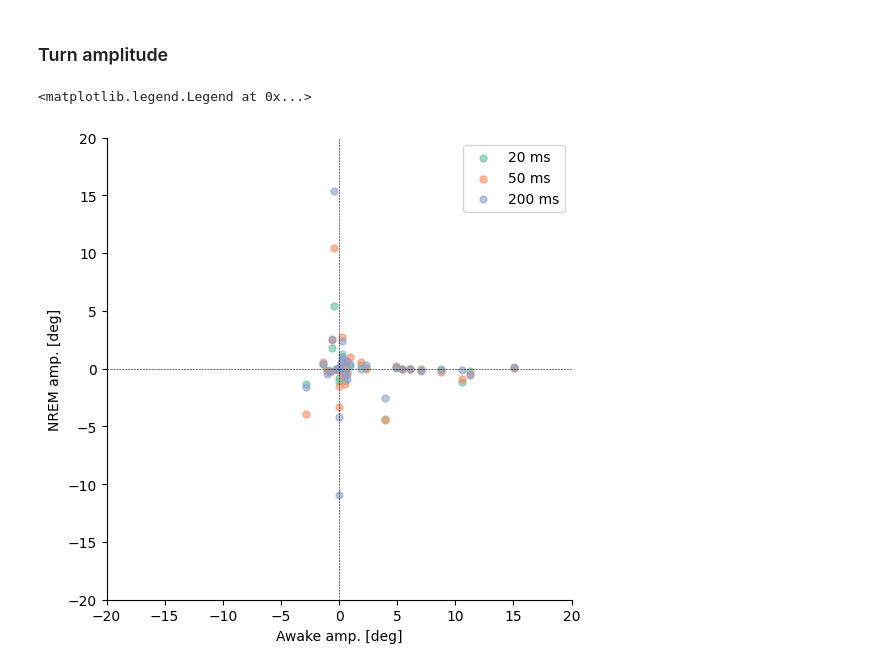
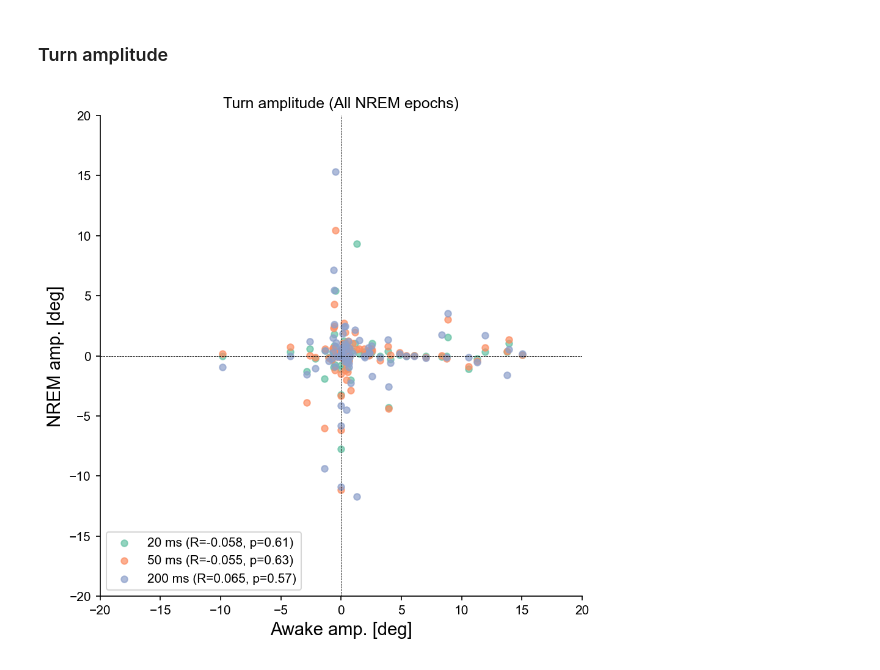
Before and after one commit to Senzai-Lab/nrem_analysis, a Jupyter notebook: notebooks/dual_recordings/sta.ipynb, the cells around one changed output. Saved outputs shown, nothing was run; the diff lists cells and outputs as text; code cells hidden in the pictures.

```diff
--- a/notebooks/dual_recordings/sta.ipynb
+++ b/notebooks/dual_recordings/sta.ipynb
@@ -94,6 +61,7 @@ def plot_sta(sta_awake, sta_nrem, turn_units):
         ax.axvline(0.2, color='r', linestyle='--', linewidth=0.4)
         ax.axvline(-0.2, color='r', linestyle='--', linewidth=0.4)
 
-    return f, axs
+    f.legend(['Awake', 'NREM'], loc='lower right')
+    return f, ax
 # %%
 save_dir = FIGURES_DIR
@@ -125,19 +181,30 @@ for sta in [sta_awake, sta_nrem]:
 # %% [markdown]
 ### Turn amplitude
 # %%
-mv = "movement_var20"
-subject_ids = ['99b', '107b']
-
 sta_awake = []
 sta_nrem = []
-for mouse_id in subject_ids:
-    data_dir = INTERIM_DIR  / mv / mouse_id
-    if not data_dir.exists():
-        continue
 
-    sta_awake.append(nap.load_file(data_dir / "sta_awake.npz").d)
-    sta_nrem.append(nap.load_file(data_dir / "sta_nrem.npz").d)
+for mouse_id in MOUSE_IDS:
+    mouse_dir = DATA_DIR / mouse_id
+
+    sta_awake.append(nap.load_file(mouse_dir / "sta_awake.npz").d)
+    sta_nrem.append(nap.load_file(mouse_dir / "sta_nrem.npz").d)
 
 sta_awake = np.concatenate(sta_awake, axis=1)
 sta_nrem = np.concatenate(sta_nrem, axis=1)
-t = nap.load_file(data_dir / "sta_awake.npz").t
+t = nap.load_file(mouse_dir / "sta_awake.npz").t
+
+
+before_idx = np.where(t == -0.2)[0][0]
+after_idx = np.where(t == 0.2)[0][0] + 1
+awake_amp = sta_awake[after_idx, :] - sta_awake[before_idx, :]
+
+turn_amps = []
+for thresh in [0.02, 0.05, 0.2]:
+    before_idx = np.where(t == -thresh)[0][0]
+    after_idx = np.where(t == thresh)[0][0] + 1
+    turn_amp = sta_nrem[after_idx, :] - sta_nrem[before_idx, :]
+    turn_amps.append(turn_amp)
+turn_amps = np.column_stack(turn_amps)
+
+results = stats.pearsonr(np.repeat(awake_amp[:, None], 3, axis=1), turn_amps)
@@ -156,22 +211,24 @@ turn_amps = np.column_stack(turn_amps)
 # %%
 fig, ax = plt.subplots(figsize=(6, 6))
 
 for i, thresh in enumerate([0.02, 0.05, 0.2]):
-    ax.scatter(awake_amp, turn_amps[:, i], label=f"{(thresh * 1000):.0f} ms", color=cm(i), s=25, alpha=0.6)
+    ax.scatter(awake_amp, turn_amps[:, i], label=f"{(thresh * 1000):.0f} ms (R={results.statistic[i]:.3f}, p={results.pvalue[i]:.2f})", color=cm(i), s=25, alpha=0.7)
 
-ax.set_xlabel("Awake amp. [deg]")
-ax.set_ylabel("NREM amp. [deg]")
+ax.set_xlabel("Awake amp. [deg]", fontsize=14)
+ax.set_ylabel("NREM amp. [deg]", fontsize=14)
+
+ax.set_title("Turn amplitude (All NREM epochs)")
 
 ax.set_ylim(-20, 20)
 ax.set_xlim(-20, 20)
 
 ax.axhline(0, color='k', linestyle='--', linewidth=0.4)
 ax.axvline(0, color='k', linestyle='--', linewidth=0.4)
 
 ax.spines['right'].set_visible(False)
 ax.spines['top'].set_visible(False)
 
-ax.legend()
+ax.legend(loc='lower left')
+plt.savefig(FIGURES_DIR / "turn_amplitude_all.png")
 # %% [output]
-<matplotlib.legend.Legend at 0x...>
-[figure, old version]
+[figure, new version]
```
Also changed, not shown: parts of 16 cells of this notebook.
